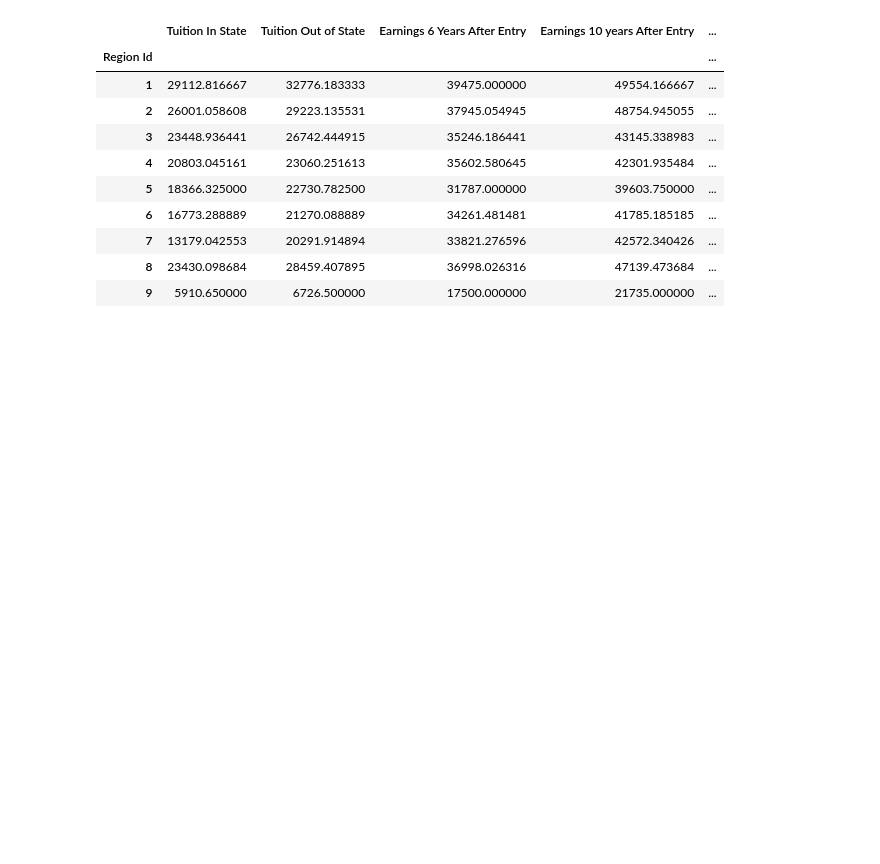
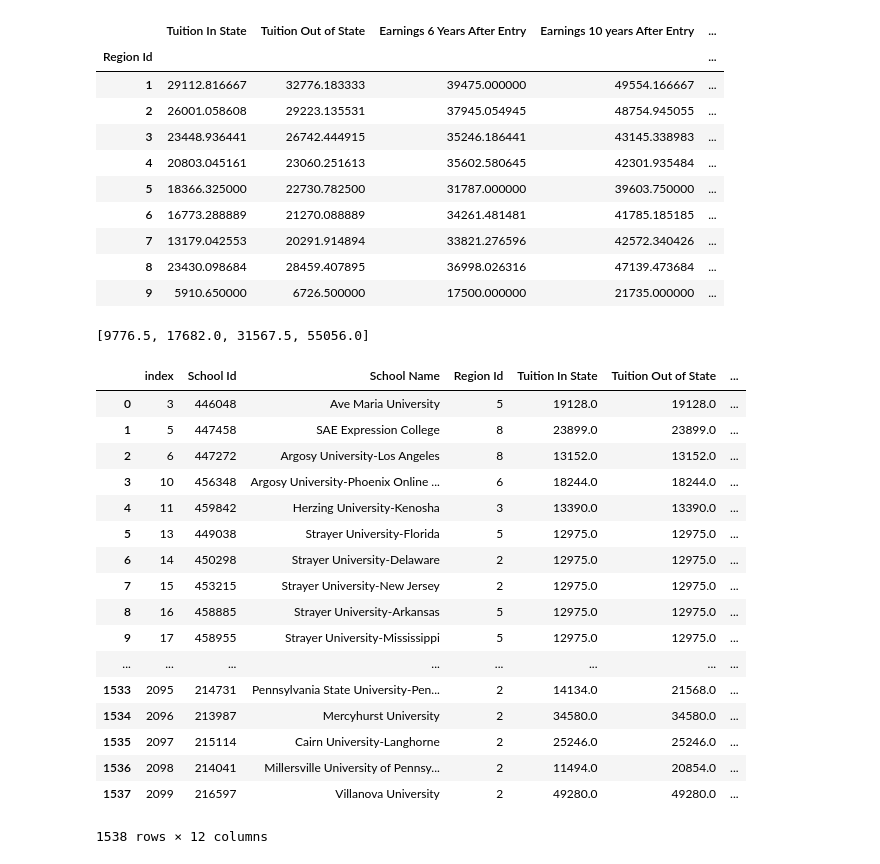
Before and after one commit to kent-huynh/Project_1, a Jupyter notebook: Python Analytics - Best Region for Undergrad Degrees.ipynb, the cells around one changed output. Saved outputs shown, nothing was run; the diff lists cells and outputs as text; code cells hidden in the pictures; blank space fills up the shorter version.

Commit message:
Added binning to data frame by tuition cost

```diff
--- a/Python Analytics - Best Region for Undergrad Degrees.ipynb
+++ b/Python Analytics - Best Region for Undergrad Degrees.ipynb
@@ -194,3 +194,57 @@ region_mean
 | 7 | 13179.042553 | 20291.914894 | 33821.276596 | 42572.340426 | ... |
 | 8 | 23430.098684 | 28459.407895 | 36998.026316 | 47139.473684 | ... |
 | 9 | 5910.650000 | 6726.500000 | 17500.000000 | 21735.000000 | ... |
+# %%
+#list containing 'bins' for tuition
+quartile_bins = []
+
+#bin_names are given after tuition is binned i.e (1) tuition is $3503 therefore we label as "least_expensive"
+#the bin_names are up for change
+bins = [0,10000,18000,32000,100000]
+bin_names = ["<10,000","10,000 - 18,000","18,000 - 32,000", "> 32,000"]
+
+#list reference for obtaining min, median, and max tution
+tuition_list = rs_dropreset['Tuition In State']
+
+#obtain 25th percentile, then append to list
+twentyfive_Percentile = tuition_list.quantile(0.25)
+quartile_bins.append(twentyfive_Percentile)
+
+#obtain 50th percentile, then append to list
+fifty_Percentile = tuition_list.quantile(0.50)
+quartile_bins.append(fifty_Percentile)
+
+#obtain 75th percentile, then append to list
+seventyFive_Percentile = tuition_list.quantile(0.75)
+quartile_bins.append(seventyFive_Percentile)
+
+#obtain 99th percentile, then append to list
+ninetyNine_Percentile = tuition_list.quantile(1)
+quartile_bins.append(ninetyNine_Percentile)
+
+#print bins list
+quartile_bins
+# %% [output]
+[9776.5, 17682.0, 31567.5, 55056.0]
+# %%
+rs_dropreset["Tuition Cost Tier"] = pd.cut(rs_dropreset["Tuition In State"], bins, labels=bin_names)
+rs_dropreset
+# %% [output]
+|  | index | School Id | School Name | Region Id | Tuition In State | Tuition Out of State | ... |
+| 0 | 3 | 446048 | Ave Maria University | 5 | 19128.0 | 19128.0 | ... |
+| 1 | 5 | 447458 | SAE Expression College | 8 | 23899.0 | 23899.0 | ... |
+| 2 | 6 | 447272 | Argosy University-Los Angeles | 8 | 13152.0 | 13152.0 | ... |
+| 3 | 10 | 456348 | Argosy University-Phoenix Online ... | 6 | 18244.0 | 18244.0 | ... |
+| 4 | 11 | 459842 | Herzing University-Kenosha | 3 | 13390.0 | 13390.0 | ... |
+| 5 | 13 | 449038 | Strayer University-Florida | 5 | 12975.0 | 12975.0 | ... |
+| 6 | 14 | 450298 | Strayer University-Delaware | 2 | 12975.0 | 12975.0 | ... |
+| 7 | 15 | 453215 | Strayer University-New Jersey | 2 | 12975.0 | 12975.0 | ... |
+| 8 | 16 | 458885 | Strayer University-Arkansas | 5 | 12975.0 | 12975.0 | ... |
+| 9 | 17 | 458955 | Strayer University-Mississippi | 5 | 12975.0 | 12975.0 | ... |
+| ... | ... | ... | ... | ... | ... | ... | ... |
+| 1533 | 2095 | 214731 | Pennsylvania State University-Pen... | 2 | 14134.0 | 21568.0 | ... |
+| 1534 | 2096 | 213987 | Mercyhurst University | 2 | 34580.0 | 34580.0 | ... |
+| 1535 | 2097 | 215114 | Cairn University-Langhorne | 2 | 25246.0 | 25246.0 | ... |
+| 1536 | 2098 | 214041 | Millersville University of Pennsy... | 2 | 11494.0 | 20854.0 | ... |
+| 1537 | 2099 | 216597 | Villanova University | 2 | 49280.0 | 49280.0 | ... |
+1538 rows × 12 columns
```
